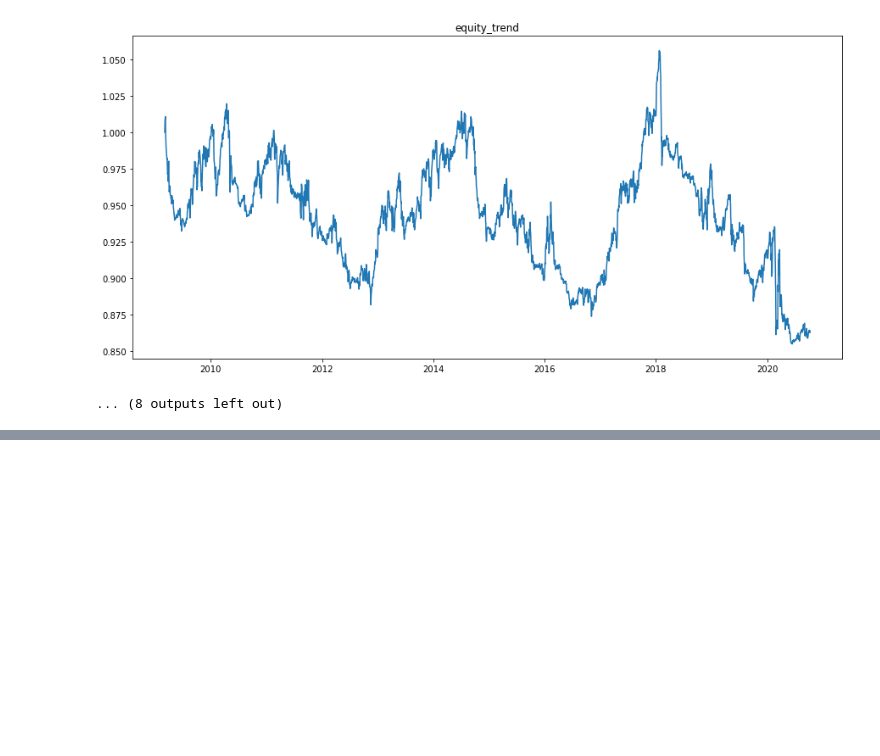
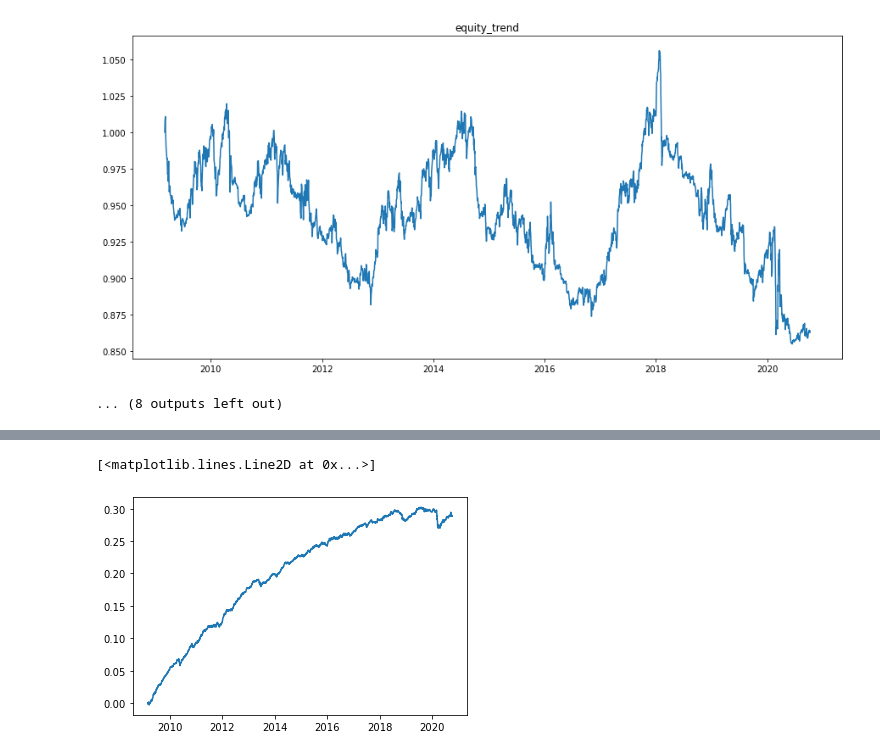
Before and after one commit to shenyifan17/combine_strategies, a Jupyter notebook: optimise.ipynb, the cells around one changed output, grey strips where cells are left out. Saved outputs shown, nothing was run; the diff lists cells and outputs as text; code cells hidden in the pictures; blank space fills up the shorter version.

```diff
--- a/optimise.ipynb
+++ b/optimise.ipynb
@@ -64,4 +64,23 @@ for strategy in df_norm.columns[1:]:
 from scipy.optimize import minimize
 # minimize negative sharpe ratio
 num_strategies = len(df_return.columns) - 1
-weights = np.array(np.random.random(num_strategies))
+init_guess = np.array(np.random.random(num_strategies))
+init_guess /= np.sum(initial_weights)
+# %%
+def get_stats(weights):
+    weights = np.array(weights)
+    ret = np.sum(df_return.mean() * weights) * 252
+    vol = np.sqrt(np.dot(weights.T, np.dot(df_return.cov() * 252, weights)))
+    sharpe_ratio = ret/vol
+    return [ret, vol, sharpe_ratio]
+
+def neg_sharpe(weights):
+    return get_stats(weights)[2] * (-1)
+
+def check_sum(weights):
+    return np.sum(weights) - 1
+# %%
+# create constraint variable
+cons = ({'type': 'eq', 'fun': check_sum})
+bounds = tuple([(0,1) for i in range(num_strategies)])
+opt_results = minimize(neg_sharpe, init_guess, method='SLSQP', bounds=bounds, constraints=cons)
@@ -67,0 +107,6 @@ weights = np.array(np.random.random(num_strategies))
+# %%
+df_portfolio = df_return[df_return.columns[1:]] * opt_results.x
+plt.plot(df_return['Date'], df_portfolio.sum(axis=1).cumsum())
+# %% [output]
+[<matplotlib.lines.Line2D at 0x...>]
+[figure, added]
```
Also changed, not shown: parts of 1 cell of this notebook.
